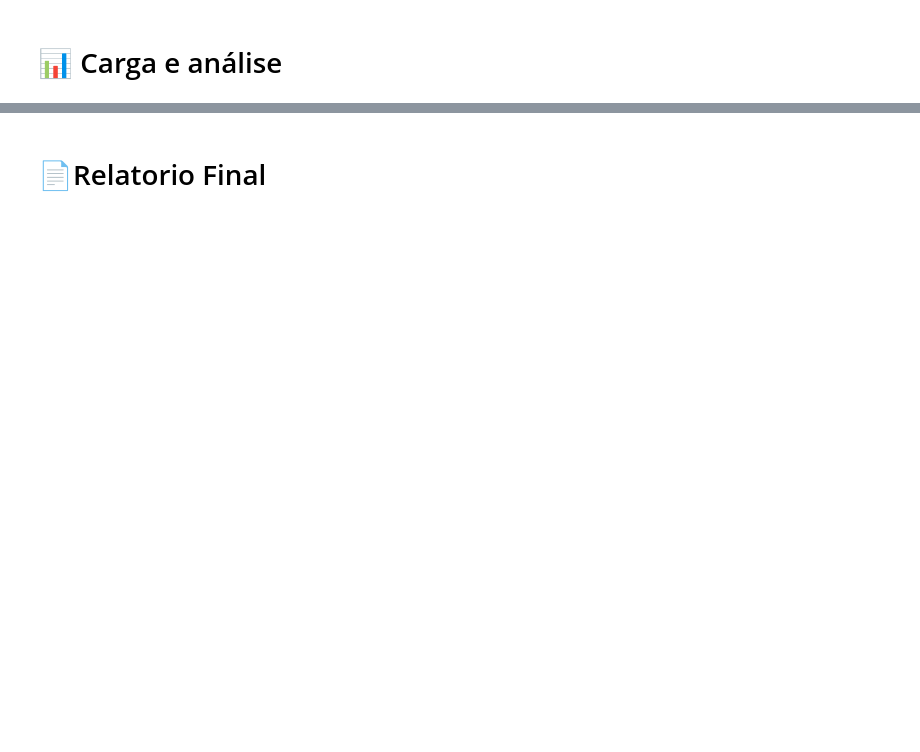
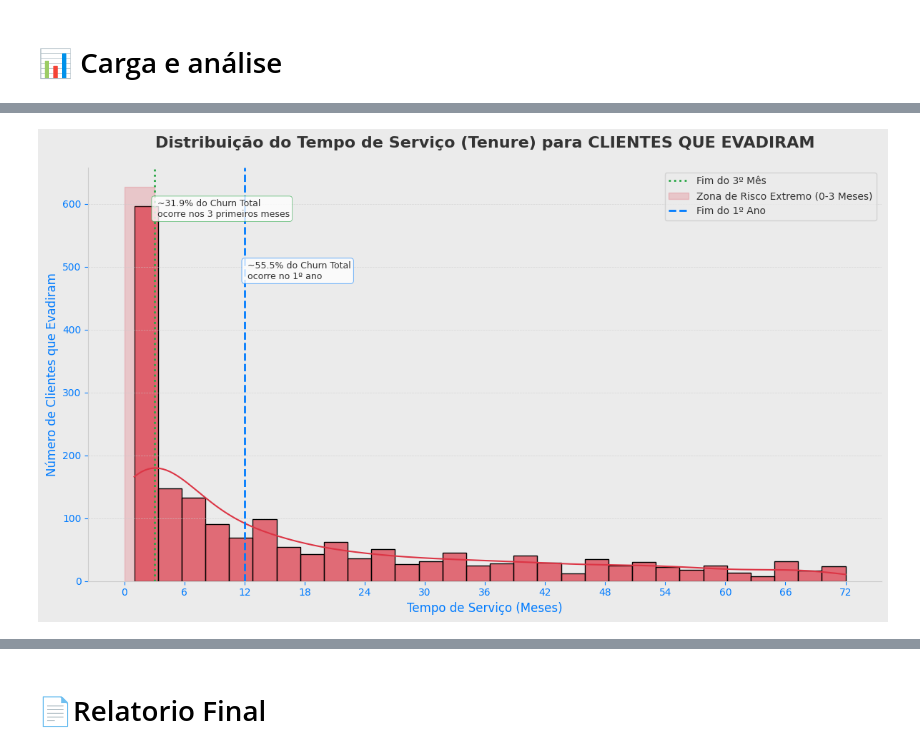
Before and after one commit to moises-rb/Analise_Dados, a Jupyter notebook: Telecom_X/TelecomX_BR.ipynb, the cells around one changed output, grey strips where cells are left out. Cells and saved outputs as stored; diff of their text form; code cells hidden in the pictures; blank space fills up the shorter version.

Commit message:
Finalizado etapa de exploração e criação de novo notebook para apresentação

```diff
--- a/Telecom_X/TelecomX_BR.ipynb
+++ b/Telecom_X/TelecomX_BR.ipynb
@@ -14,2 +89,5 @@ import pandas as pd
 # %%
-url = ''
+url = 'https://raw.githubusercontent.com/moises-rb/Analise_Dados/refs/heads/main/Telecom_X/base_dados/df_final.json'
+# %%
+df_final = pd.read_json(url)
+df_final.head()
@@ -19,0 +402,60 @@ url = ''
+# %%
+# --- Bloco do Gráfico de Distribuição de Tenure ---
+
+# Filtrar apenas os clientes que evadiram (Churn = 'Yes')
+df_churned = df_final[df_final['Churn'] == 'Yes']
+
+plt.figure(figsize=(12, 7))
+sns.histplot(data=df_churned, x='tenure', bins=30, kde=True,
+             color=get_telecom_color('churn_alert_red'), alpha=0.7)
+
+# Calcular percentagens para anotações
+total_churners = len(df_churned)
+churners_0_3_months = df_churned[df_churned['tenure'] <= 3].shape[0]
+percent_churn_0_3_months = (churners_0_3_months / total_churners) * 100
+
+churners_0_12_months = df_churned[df_churned['tenure'] <= 12].shape[0]
+percent_churn_0_12_months = (churners_0_12_months / total_churners) * 100
+
+# Adicionar linha e área para os primeiros 3 meses (zona de risco extremo)
+plt.axvline(x=3, color=get_telecom_color('success_green'), linestyle=':', linewidth=2, label='Fim do 3º Mês')
+plt.fill_betweenx(y=[0, plt.gca().get_ylim()[1]], x1=0, x2=3,
+                  color=get_telecom_color('churn_alert_red'), alpha=0.2,
+                  label='Zona de Risco Extremo (0-3 Meses)')
+
+# Adicionar linha para 12 meses
+plt.axvline(x=12, color=get_telecom_color('primary_blue'), linestyle='--', linewidth=2, label='Fim do 1º Ano')
+
+# Posicionar as anotações inteligentemente
+max_y_val = plt.gca().get_ylim()[1]
+
+# Anotação para 0-3 meses
+plt.text(x=3, y=max_y_val * 0.9,
+         s=f' ~{percent_churn_0_3_months:.1f}% do Churn Total\n ocorre nos 3 primeiros meses',
+         color=get_telecom_color('dark_text'),
+         ha='left', va='center',
+         bbox=dict(boxstyle="round,pad=0.3", fc=get_telecom_color('white_text'),
+                   ec=get_telecom_color('success_green'), lw=0.5, alpha=0.8),
+         fontsize=9)
+
+# Anotação para 0-12 meses (ajustar posição para não sobrepor)
+plt.text(x=12, y=max_y_val * 0.75,
+         s=f' ~{percent_churn_0_12_months:.1f}% do Churn Total\n ocorre no 1º ano',
+         color=get_telecom_color('dark_text'),
+         ha='left', va='center',
+         bbox=dict(boxstyle="round,pad=0.3", fc=get_telecom_color('white_text'),
+                   ec=get_telecom_color('primary_blue'), lw=0.5, alpha=0.8),
+         fontsize=9)
+
+
+plt.title('Distribuição do Tempo de Serviço (Tenure) para CLIENTES QUE EVADIRAM',
+          fontsize=16, weight='bold', pad=20, color=get_telecom_color('dark_text'))
+plt.xlabel('Tempo de Serviço (Meses)', fontsize=12, color=get_telecom_color('primary_blue'))
+plt.ylabel('Número de Clientes que Evadiram', fontsize=12, color=get_telecom_color('primary_blue'))
+plt.xticks(range(0, int(df_final['tenure'].max()) + 1, 6))
+plt.legend(loc='upper right')
+plt.grid(axis='y', linestyle='--', alpha=0.7)
+plt.tight_layout()
+plt.show()
+# %% [output]
+[figure, added]
```
Also changed, not shown: parts of 28 cells of this notebook, 5 other files.
